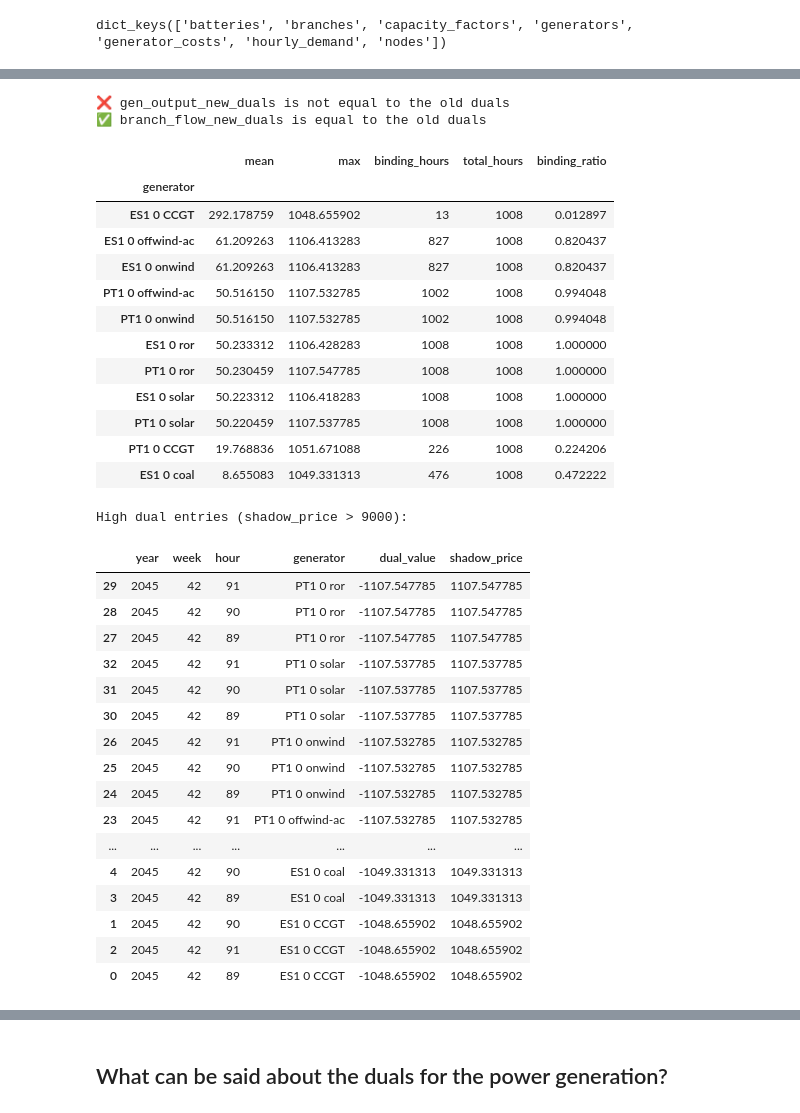
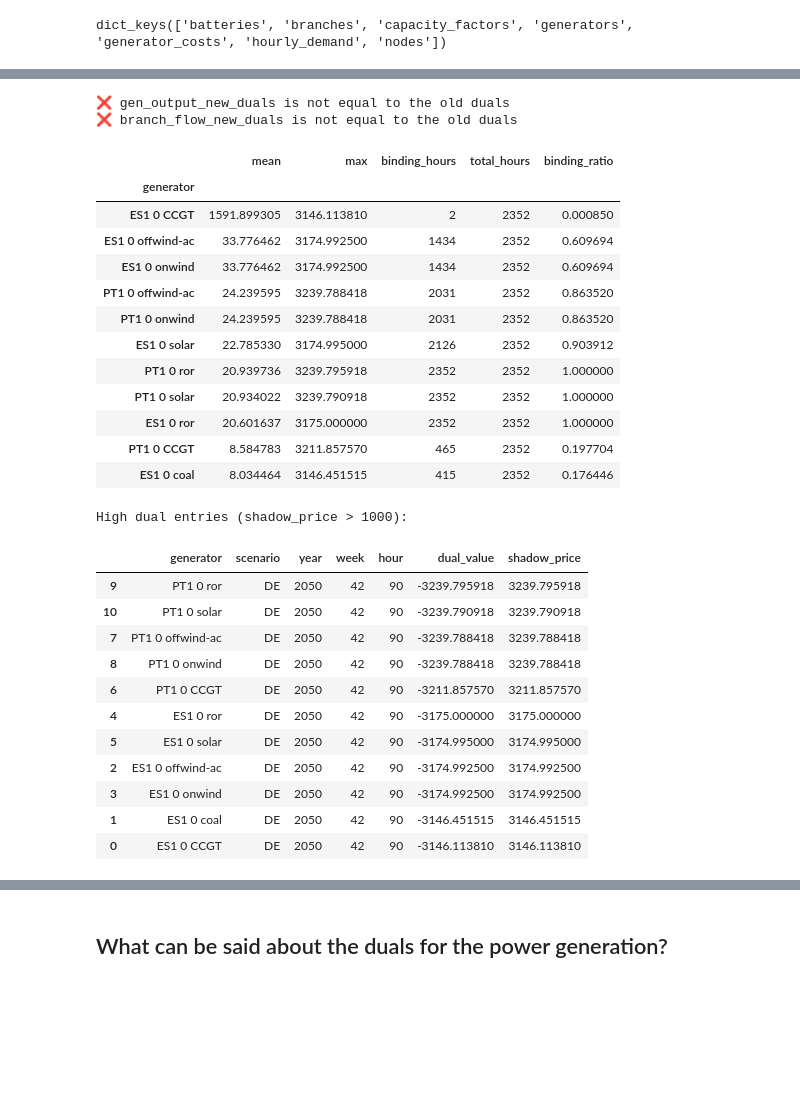
Before and after one commit to TinusAlsos/master_project, a Jupyter notebook: notebooks/analyze_duals.ipynb, the cells around one changed output, grey strips where cells are left out. Saved outputs shown, nothing was run; the diff lists cells and outputs as text; code cells hidden in the pictures; blank space fills up the shorter version.

```diff
--- a/notebooks/analyze_duals.ipynb
+++ b/notebooks/analyze_duals.ipynb
@@ -28,7 +28,7 @@ MODEL_CONFIGS_FOLDER = os.path.join(CONFIGS_FOLDER, "models")
 # %%
 # Load data used for modeling and the results of the model
 data_folder_name = "elec_s_37_ES_PT_no_bat_limit"
-run_results_folder_name = "Apr11_Fri_h13-GTSEP_v1a_multi-37_ES_PT"
+run_results_folder_name = "May07_Wed_h20-GTSEP_stochastic_v1-37_ES_PT"
 # %%
 # Paths
 run_results_folder = os.path.join(SINGLE_RUNS_FOLDER, run_results_folder_name)
@@ -82,7 +82,5 @@ model_config
 # %%
-input_data = utils.load_multi_year_csv_files_with_week_from_folder(
-    years, weeks, data_folder
-)
+input_data = utils.load_multi_year_csv_files_with_week_from_folder(years, data_folder)
 input_data.keys()
 # %% [output]
 dict_keys(['batteries', 'branches', 'capacity_factors', 'generators', 'generator_costs', 'hourly_demand', 'nodes'])
@@ -97,7 +95,7 @@ nodes = input_data["nodes"]
 # %%
 branches.index.rename({"line": "branch"}, inplace=True)
 # %%
-decision_variables = utils.load_csv_files_from_folder_multi_weeks(
+decision_variables = utils.load_csv_files_from_folder_with_scenarios(
     decision_variables_path
 )
 battery_capacity = decision_variables["battery_capacity"]
@@ -188,7 +186,7 @@ def inspect_dataframes_structure(data: dict[str, pd.DataFrame], n: int = 3) -> N
 # %%
 # inspect_dataframes_structure(input_data)
 # %%
-dual_variables = utils.load_csv_files_from_folder_multi_weeks(dual_variables_path)
+dual_variables = utils.load_csv_files_from_folder_with_scenarios(dual_variables_path)
 # %%
 dual_variables.keys()
 # %% [output]
@@ -215,7 +213,7 @@ else:
     print("❌ branch_flow_new_duals is not equal to the old duals")
 # %% [output]
 ❌ gen_output_new_duals is not equal to the old duals
-✅ branch_flow_new_duals is equal to the old duals
+❌ branch_flow_new_duals is not equal to the old duals
 # %%
 # inspect_dataframes_structure(dual_variables)
 # %%
@@ -248,38 +246,40 @@ constrained_stats
 # %% [output]
 |  | mean | max | binding_hours | total_hours | binding_ratio |
 | generator |  |  |  |  |  |
-| ES1 0 CCGT | 292.178759 | 1048.655902 | 13 | 1008 | 0.012897 |
-| ES1 0 offwind-ac | 61.209263 | 1106.413283 | 827 | 1008 | 0.820437 |
-| ES1 0 onwind | 61.209263 | 1106.413283 | 827 | 1008 | 0.820437 |
-| PT1 0 offwind-ac | 50.516150 | 1107.532785 | 1002 | 1008 | 0.994048 |
-| PT1 0 onwind | 50.516150 | 1107.532785 | 1002 | 1008 | 0.994048 |
-| ES1 0 ror | 50.233312 | 1106.428283 | 1008 | 1008 | 1.000000 |
-| PT1 0 ror | 50.230459 | 1107.547785 | 1008 | 1008 | 1.000000 |
-| ES1 0 solar | 50.223312 | 1106.418283 | 1008 | 1008 | 1.000000 |
-| PT1 0 solar | 50.220459 | 1107.537785 | 1008 | 1008 | 1.000000 |
-| PT1 0 CCGT | 19.768836 | 1051.671088 | 226 | 1008 | 0.224206 |
-| ES1 0 coal | 8.655083 | 1049.331313 | 476 | 1008 | 0.472222 |
+| ES1 0 CCGT | 1591.899305 | 3146.113810 | 2 | 2352 | 0.000850 |
+| ES1 0 offwind-ac | 33.776462 | 3174.992500 | 1434 | 2352 | 0.609694 |
+| ES1 0 onwind | 33.776462 | 3174.992500 | 1434 | 2352 | 0.609694 |
+| PT1 0 offwind-ac | 24.239595 | 3239.788418 | 2031 | 2352 | 0.863520 |
+| PT1 0 onwind | 24.239595 | 3239.788418 | 2031 | 2352 | 0.863520 |
+| ES1 0 solar | 22.785330 | 3174.995000 | 2126 | 2352 | 0.903912 |
+| PT1 0 ror | 20.939736 | 3239.795918 | 2352 | 2352 | 1.000000 |
+| PT1 0 solar | 20.934022 | 3239.790918 | 2352 | 2352 | 1.000000 |
+| ES1 0 ror | 20.601637 | 3175.000000 | 2352 | 2352 | 1.000000 |
+| PT1 0 CCGT | 8.584783 | 3211.857570 | 465 | 2352 | 0.197704 |
+| ES1 0 coal | 8.034464 | 3146.451515 | 415 | 2352 | 0.176446 |
 # %%
-high_duals = gen_output_new_duals[gen_output_new_duals["shadow_price"] > 1000].copy()
+threshold = 1000
+high_duals = gen_output_new_duals[
+    gen_output_new_duals["shadow_price"] > threshold
+].copy()
+
+
 high_duals = high_duals.reset_index().sort_values(by="shadow_price", ascending=False)
-print("High dual entries (shadow_price > 9000):")
+
+
+print(f"High dual entries (shadow_price > {threshold}):")
 high_duals
 # %% [output]
-High dual entries (shadow_price > 9000):
+High dual entries (shadow_price > 1000):
-|  | year | week | hour | generator | dual_value | shadow_price |
-| 29 | 2045 | 42 | 91 | PT1 0 ror | -1107.547785 | 1107.547785 |
-| 28 | 2045 | 42 | 90 | PT1 0 ror | -1107.547785 | 1107.547785 |
-| 27 | 2045 | 42 | 89 | PT1 0 ror | -1107.547785 | 1107.547785 |
-| 32 | 2045 | 42 | 91 | PT1 0 solar | -1107.537785 | 1107.537785 |
-| 31 | 2045 | 42 | 90 | PT1 0 solar | -1107.537785 | 1107.537785 |
-| 30 | 2045 | 42 | 89 | PT1 0 solar | -1107.537785 | 1107.537785 |
-| 26 | 2045 | 42 | 91 | PT1 0 onwind | -1107.532785 | 1107.532785 |
-| 25 | 2045 | 42 | 90 | PT1 0 onwind | -1107.532785 | 1107.532785 |
-| 24 | 2045 | 42 | 89 | PT1 0 onwind | -1107.532785 | 1107.532785 |
-| 23 | 2045 | 42 | 91 | PT1 0 offwind-ac | -1107.532785 | 1107.532785 |
-| ... | ... | ... | ... | ... | ... | ... |
-| 4 | 2045 | 42 | 90 | ES1 0 coal | -1049.331313 | 1049.331313 |
-| 3 | 2045 | 42 | 89 | ES1 0 coal | -1049.331313 | 1049.331313 |
-| 1 | 2045 | 42 | 90 | ES1 0 CCGT | -1048.655902 | 1048.655902 |
-| 2 | 2045 | 42 | 91 | ES1 0 CCGT | -1048.655902 | 1048.655902 |
-| 0 | 2045 | 42 | 89 | ES1 0 CCGT | -1048.655902 | 1048.655902 |
+|  | generator | scenario | year | week | hour | dual_value | shadow_price |
+| 9 | PT1 0 ror | DE | 2050 | 42 | 90 | -3239.795918 | 3239.795918 |
+| 10 | PT1 0 solar | DE | 2050 | 42 | 90 | -3239.790918 | 3239.790918 |
+| 7 | PT1 0 offwind-ac | DE | 2050 | 42 | 90 | -3239.788418 | 3239.788418 |
+| 8 | PT1 0 onwind | DE | 2050 | 42 | 90 | -3239.788418 | 3239.788418 |
+| 6 | PT1 0 CCGT | DE | 2050 | 42 | 90 | -3211.857570 | 3211.857570 |
+| 4 | ES1 0 ror | DE | 2050 | 42 | 90 | -3175.000000 | 3175.000000 |
+| 5 | ES1 0 solar | DE | 2050 | 42 | 90 | -3174.995000 | 3174.995000 |
+| 2 | ES1 0 offwind-ac | DE | 2050 | 42 | 90 | -3174.992500 | 3174.992500 |
+| 3 | ES1 0 onwind | DE | 2050 | 42 | 90 | -3174.992500 | 3174.992500 |
+| 1 | ES1 0 coal | DE | 2050 | 42 | 90 | -3146.451515 | 3146.451515 |
+| 0 | ES1 0 CCGT | DE | 2050 | 42 | 90 | -3146.113810 | 3146.113810 |
```
Also changed, not shown: parts of 39 cells of this notebook, 6 other files.
